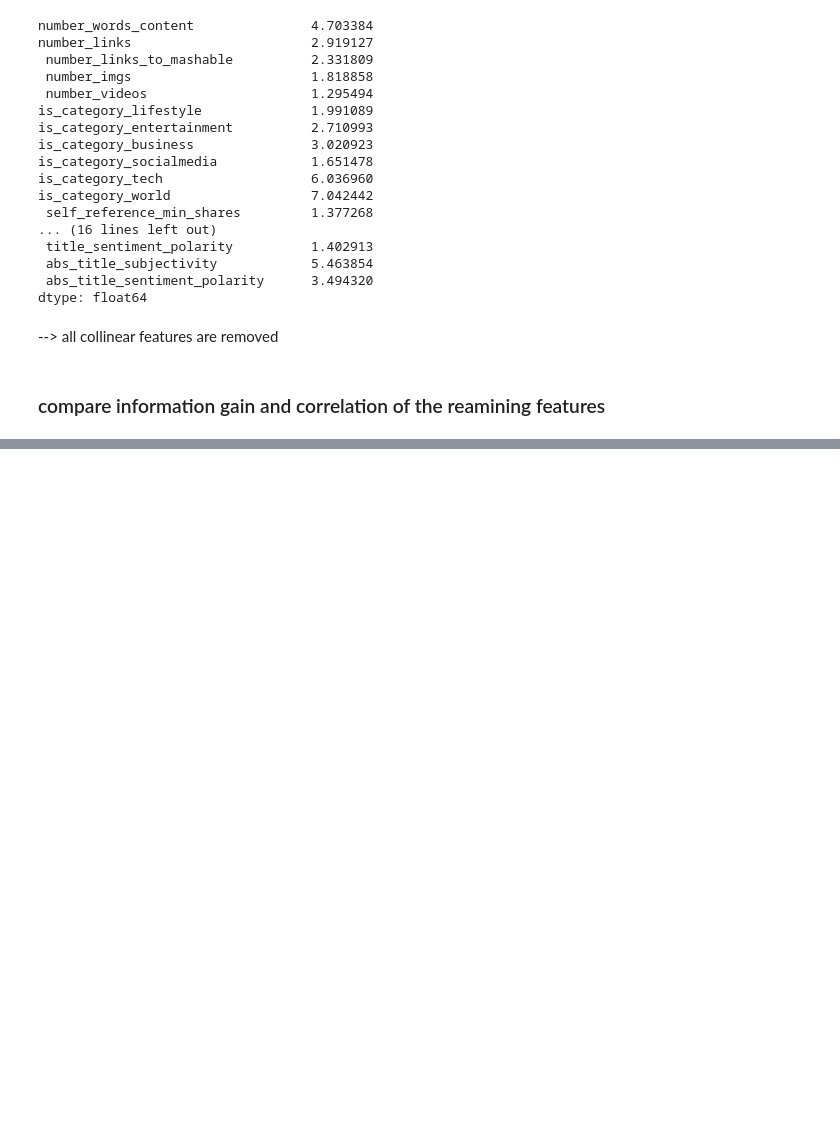
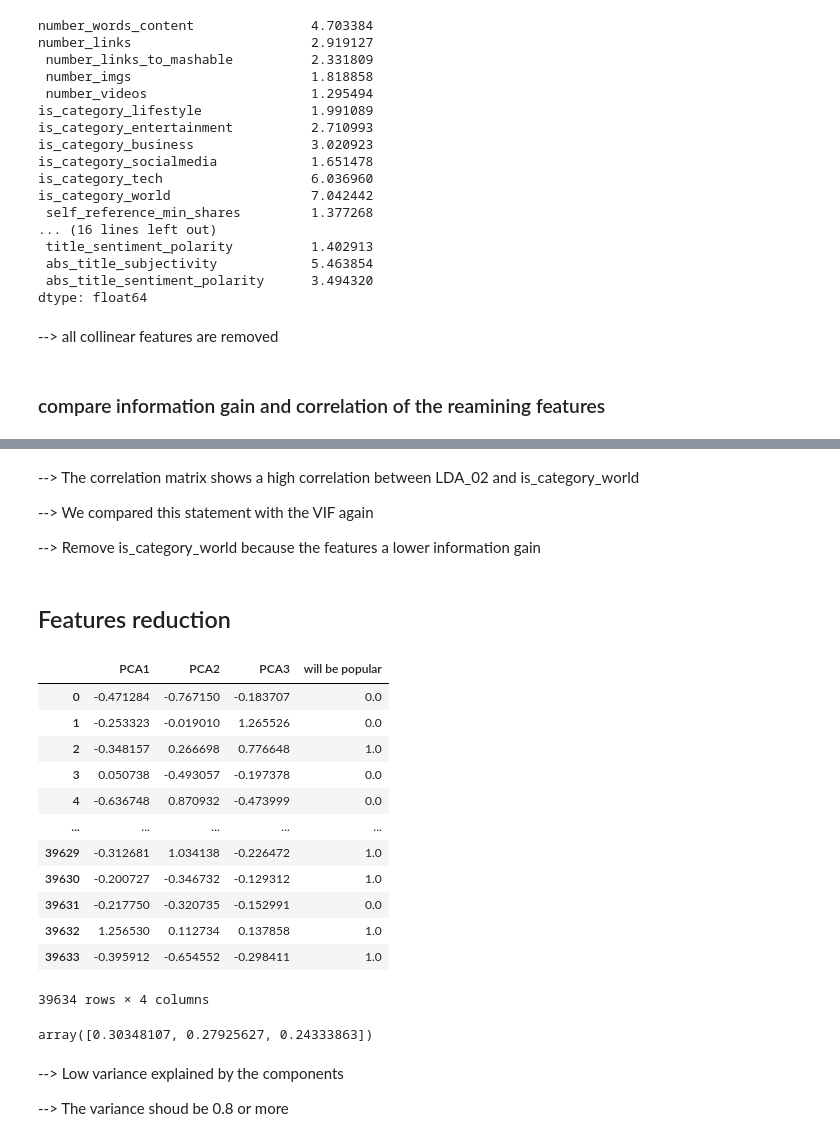
Before and after one commit to proohit/trends-in-ds-team1, a Jupyter notebook: onp_data_reduction.ipynb, the cells around one changed output, grey strips where cells are left out. Cells and saved outputs as stored; diff of their text form; code cells hidden in the pictures; blank space fills up the shorter version.

```diff
--- a/onp_data_reduction.ipynb
+++ b/onp_data_reduction.ipynb
@@ -405,0 +475,53 @@ NameError: name 'kbest_mutual_info_regression' is not defined
+# %% [markdown]
+--> The correlation matrix shows a high correlation between LDA_02 and is_category_world
+
+--> We compared this statement with the VIF again
+
+--> Remove is_category_world because the features a lower information gain
+# %% [markdown]
+## Features reduction
+# %%
+import numpy as np
+import pandas as pd
+from sklearn import preprocessing
+from datasets import get_logist_regression_kfold_score
+from sklearn import decomposition
+
+scaler = preprocessing.MinMaxScaler()
+pop_normalized = pd.DataFrame(scaler.fit_transform(pop.drop('will be popular',axis=1).drop(' shares',axis=1)), columns=pop.columns.drop('will be popular').drop(' shares'))
+
+#Perform PCA with 3 dimensions
+num_components=3
+pca = decomposition.PCA(n_components=3)
+#Only use features
+x=pop_normalized
+pca.fit(x)
+x_tran = pca.transform(x)
+y_tran = pop['will be popular']
+
+# Save PCA DataFrame for later use in evaluation
+pop_pca = pd.DataFrame(x_tran, columns=['PCA1', 'PCA2', 'PCA3'], index=pop_normalized.index)
+pop_pca['will be popular'] = y_tran
+display(pop_pca)
+# %% [output]
+|  | PCA1 | PCA2 | PCA3 | will be popular |
+| 0 | -0.471284 | -0.767150 | -0.183707 | 0.0 |
+| 1 | -0.253323 | -0.019010 | 1.265526 | 0.0 |
+| 2 | -0.348157 | 0.266698 | 0.776648 | 1.0 |
+| 3 | 0.050738 | -0.493057 | -0.197378 | 0.0 |
+| 4 | -0.636748 | 0.870932 | -0.473999 | 0.0 |
+| ... | ... | ... | ... | ... |
+| 39629 | -0.312681 | 1.034138 | -0.226472 | 1.0 |
+| 39630 | -0.200727 | -0.346732 | -0.129312 | 1.0 |
+| 39631 | -0.217750 | -0.320735 | -0.152991 | 0.0 |
+| 39632 | 1.256530 | 0.112734 | 0.137858 | 1.0 |
+| 39633 | -0.395912 | -0.654552 | -0.298411 | 1.0 |
+39634 rows × 4 columns
+# %%
+pca.explained_variance_
+# %% [output]
+array([0.30348107, 0.27925627, 0.24333863])
+# %% [markdown]
+--> Low variance explained by the components
+
+--> The variance shoud be 0.8 or more
```
Also changed, not shown: parts of 6 cells of this notebook, 2 other files.
